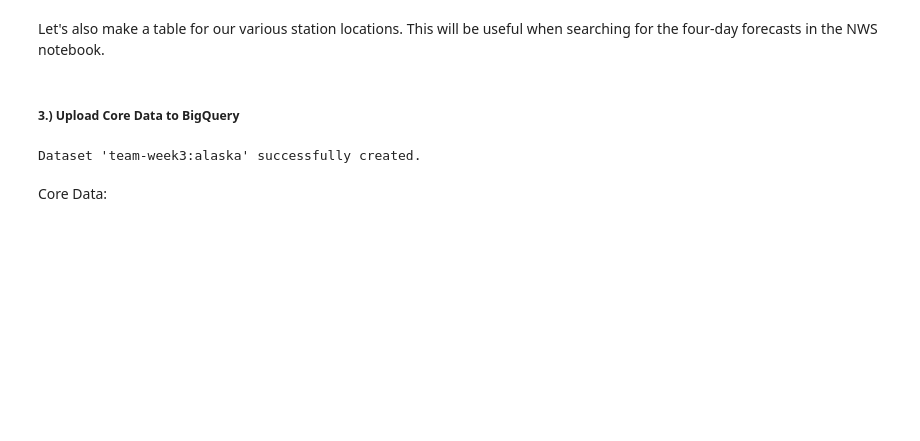
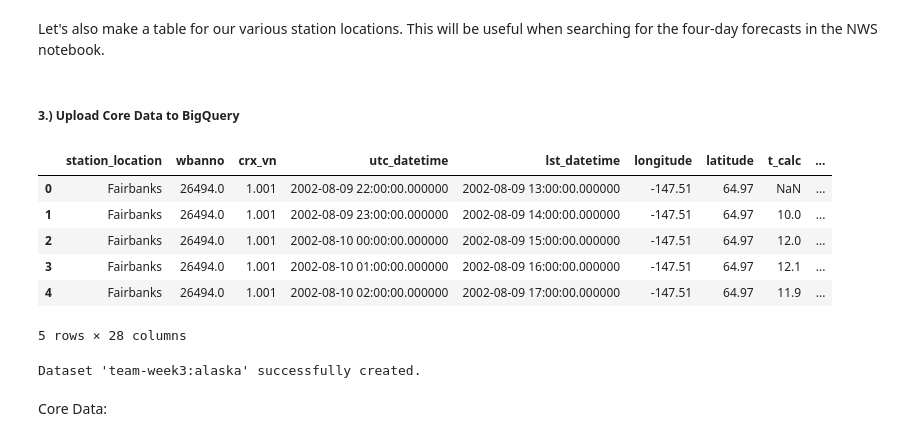
Before and after one commit to Reed-Carter/team-week3, a Jupyter notebook: alex-work/uscrn_scrape.ipynb, the cells around one changed output. Cells and saved outputs as stored; diff of their text form; code cells hidden in the pictures; blank space fills up the shorter version.

Commit message:
FINALLY fix pipeline after kernel constantly crashing: add datetimes, drop nas, reorder

```diff
--- a/alex-work/uscrn_scrape.ipynb
+++ b/alex-work/uscrn_scrape.ipynb
@@ -136 +117,5 @@ df = df.filter(regex="^((?!soil).)*$")
+# %%
+df.replace([-99999,-9999], np.nan, inplace=True) # Can safely assume these are always missing values in every column they appear in
+df = df.filter(regex="^((?!soil).)*$") # vast majority of soil columns have missing data
+df.replace({'crx_vn':{-9:np.nan}}, inplace=True)
 # %% [markdown]
@@ -138,11 +123,3 @@ Lastly, let's convert the date and time columns to `datetime` objects...
 # %%
-# pad time data with leading zeros
-df['utc_time'] = df['utc_time'].astype(str).str.pad(4, fillchar='0')
-df['lst_time'] = df['lst_time'].astype(str).str.pad(4, fillchar='0')
-
-# create new columns with concatenated datetime values
-df['utc_datetime'] = pd.to_datetime(df['utc_date'].astype(str) + df['utc_time'].fillna(''), format='%Y%m%d%H%M')
-df['lst_datetime'] = pd.to_datetime(df['lst_date'].astype(str) + df['lst_time'].fillna(''), format='%Y%m%d%H%M')
-
-# drop the original columns
-df.drop(['utc_date', 'utc_time', 'lst_date', 'lst_time'], axis=1, inplace=True)
+df['utc_datetime'] = pd.to_datetime(df['utc_date'].astype(int).astype(str) + df['utc_time'].astype(int).astype(str).str.zfill(4), format='%Y%m%d%H%M')
+df['lst_datetime'] = pd.to_datetime(df['lst_date'].astype(int).astype(str) + df['lst_time'].astype(int).astype(str).str.zfill(4), format='%Y%m%d%H%M')
@@ -160 +139,5 @@ Index(['station_location', 'wbanno', 'crx_vn', 'longitude', 'latitude',
+# %%
+# reorder columns
+cols = ['station_location','wbanno','crx_vn','utc_datetime','lst_datetime'] + list(df.columns)[3:-2]
+df = df[cols]
 # %% [markdown]
@@ -192,3 +168,13 @@ locations = df[['station_location', 'wbanno', 'longitude', 'latitude']].drop_dup
+# %%
+df.head()
+# %% [output]
+|  | station_location | wbanno | crx_vn | utc_datetime | lst_datetime | longitude | latitude | t_calc | ... |
+| 0 | Fairbanks | 26494.0 | 1.001 | 2002-08-09 22:00:00.000000 | 2002-08-09 13:00:00.000000 | -147.51 | 64.97 | NaN | ... |
+| 1 | Fairbanks | 26494.0 | 1.001 | 2002-08-09 23:00:00.000000 | 2002-08-09 14:00:00.000000 | -147.51 | 64.97 | 10.0 | ... |
+| 2 | Fairbanks | 26494.0 | 1.001 | 2002-08-10 00:00:00.000000 | 2002-08-09 15:00:00.000000 | -147.51 | 64.97 | 12.0 | ... |
+| 3 | Fairbanks | 26494.0 | 1.001 | 2002-08-10 01:00:00.000000 | 2002-08-09 16:00:00.000000 | -147.51 | 64.97 | 12.1 | ... |
+| 4 | Fairbanks | 26494.0 | 1.001 | 2002-08-10 02:00:00.000000 | 2002-08-09 17:00:00.000000 | -147.51 | 64.97 | 11.9 | ... |
+5 rows × 28 columns
 # %%
 %%bash
 bq mk -d --location=us-east4 team-week3:alaska
```
Also changed, not shown: parts of 29 cells of this notebook.
